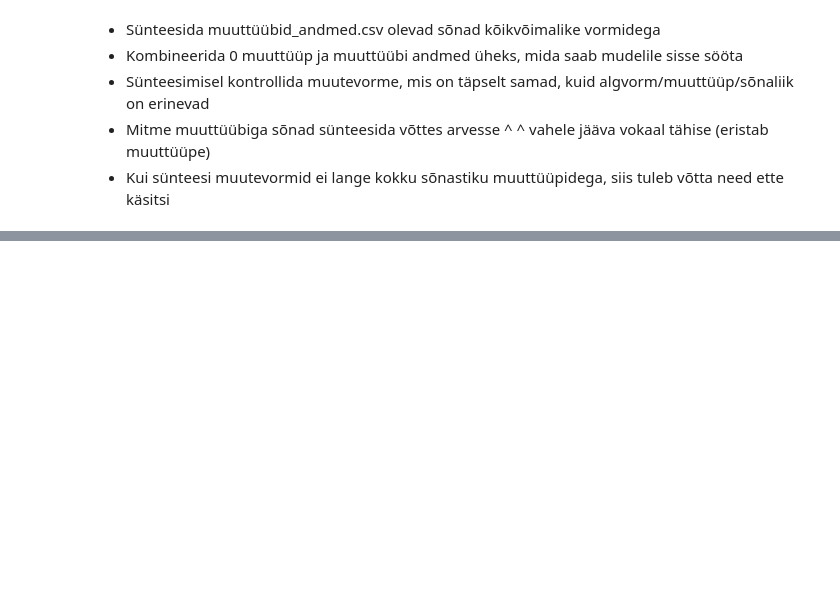
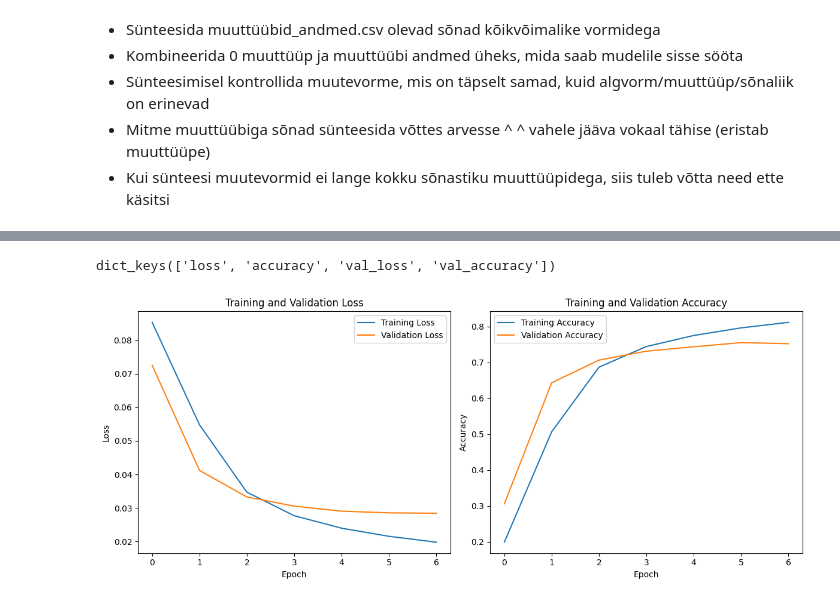
Before and after one commit to SanderSaska/MorfoloogiliseMuuttyybiAutomaatneTuvastaja, a Jupyter notebook: Morfoloogilise_muuttüübi_automaatne_tuvastamine.ipynb, the cells around one changed output, grey strips where cells are left out. Cells and saved outputs as stored; diff of their text form; code cells hidden in the pictures; blank space fills up the shorter version.

```diff
--- a/Morfoloogilise_muuttüübi_automaatne_tuvastamine.ipynb
+++ b/Morfoloogilise_muuttüübi_automaatne_tuvastamine.ipynb
@@ -1422,0 +1739,4 @@ df.to_csv('andmed.csv', index=False)
+# %%
+X_treening_vect = text_vect(X_treening)
+X_test_vect = text_vect(X_test)
+X_val_vect = text_vect(X_val)
@@ -1422,0 +1814,15 @@ df.to_csv('andmed.csv', index=False)
+# %%
+earlystopping = tf.keras.callbacks.EarlyStopping(monitor="val_loss",patience=2)
+# Salvesta senised parimad (maksimaalse täpsusega) kaalud etteantud kausta -
+# kui veel parema tulemuse saad, siis kustuta eelmine, salvesta vaid parim.
+# Salvesta vaid kaalud - kuna mudeli arhitektuur on meil siin käepärast.
+#filepath = "./LSTMmudel"
+#modelcheckpoint = tf.keras.callbacks.ModelCheckpoint(
+#    filepath = filepath,
+#    save_weights_only=True,
+#    monitor='val_accuracy',
+#    mode='max',
+#    save_best_only=True)
+callbacks = [earlystopping]
+# %%
+hist = mudel.fit(X_treening_vect, y_treening, epochs=7, batch_size=64, validation_data=(X_val_vect, y_val), callbacks=callbacks)
@@ -1422,0 +1844,35 @@ df.to_csv('andmed.csv', index=False)
+# %%
+hist.history.keys()
+# %% [output]
+dict_keys(['loss', 'accuracy', 'val_loss', 'val_accuracy'])
+# %%
+# Extracting training and validation loss and accuracy
+loss = hist.history['loss']
+val_loss = hist.history['val_loss']
+accuracy = hist.history['accuracy']
+val_accuracy = hist.history['val_accuracy']
+
+# Plotting training and validation loss
+plt.figure(figsize=(12, 5))
+
+plt.subplot(1, 2, 1)
+plt.plot(loss, label='Training Loss')
+plt.plot(val_loss, label='Validation Loss')
+plt.title('Training and Validation Loss')
+plt.xlabel('Epoch')
+plt.ylabel('Loss')
+plt.legend()
+
+# Plotting training and validation accuracy
+plt.subplot(1, 2, 2)
+plt.plot(accuracy, label='Training Accuracy')
+plt.plot(val_accuracy, label='Validation Accuracy')
+plt.title('Training and Validation Accuracy')
+plt.xlabel('Epoch')
+plt.ylabel('Accuracy')
+plt.legend()
+
+plt.tight_layout()
+plt.show()
+# %% [output]
+[figure, added]
```
Also changed, not shown: parts of 70 cells of this notebook.
